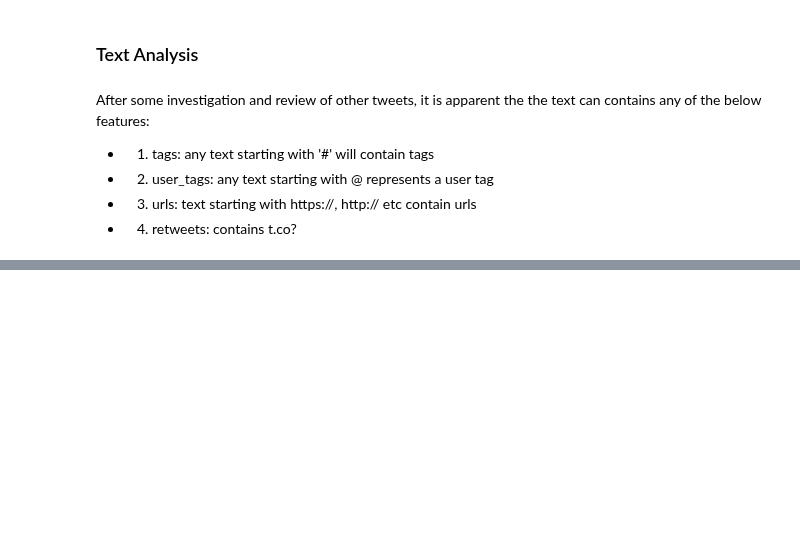
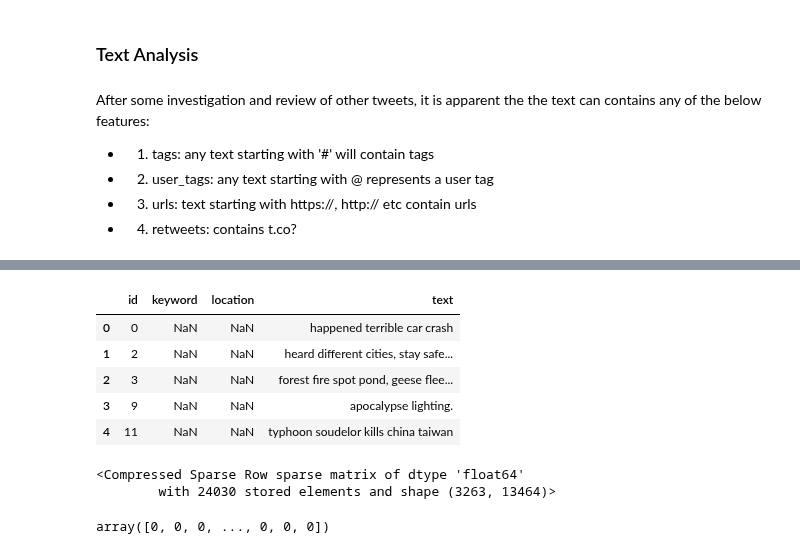
Before and after one commit to Mark-Barbaric/Kaggle, a Jupyter notebook: disaster_tweets/disaster_tweets.ipynb, the cells around one changed output, grey strips where cells are left out. Drawn from its saved outputs; the diff is of its cells as text; code cells hidden in the pictures; blank space fills up the shorter version.

```diff
--- a/disaster_tweets/disaster_tweets.ipynb
+++ b/disaster_tweets/disaster_tweets.ipynb
@@ -220,0 +285,2 @@ train_df.head()
+# %%
+test_df = pd.read_csv('test.csv', delimiter=',')
@@ -220,0 +307,9 @@ train_df.head()
+# %%
+test_df.head()
+# %% [output]
+|  | id | keyword | location | text |
+| 0 | 0 | NaN | NaN | happened terrible car crash |
+| 1 | 2 | NaN | NaN | heard different cities, stay safe... |
+| 2 | 3 | NaN | NaN | forest fire spot pond, geese flee... |
+| 3 | 9 | NaN | NaN | apocalypse lighting. |
+| 4 | 11 | NaN | NaN | typhoon soudelor kills china taiwan |
@@ -220,0 +318,5 @@ train_df.head()
+# %%
+X_val
+# %% [output]
+<Compressed Sparse Row sparse matrix of dtype 'float64'
+        with 24030 stored elements and shape (3263, 13464)>
@@ -220,0 +325,4 @@ train_df.head()
+# %%
+y_pred_val
+# %% [output]
+array([0, 0, 0, ..., 0, 0, 0])
```
Also changed, not shown: parts of 28 cells of this notebook, 1 other file.
